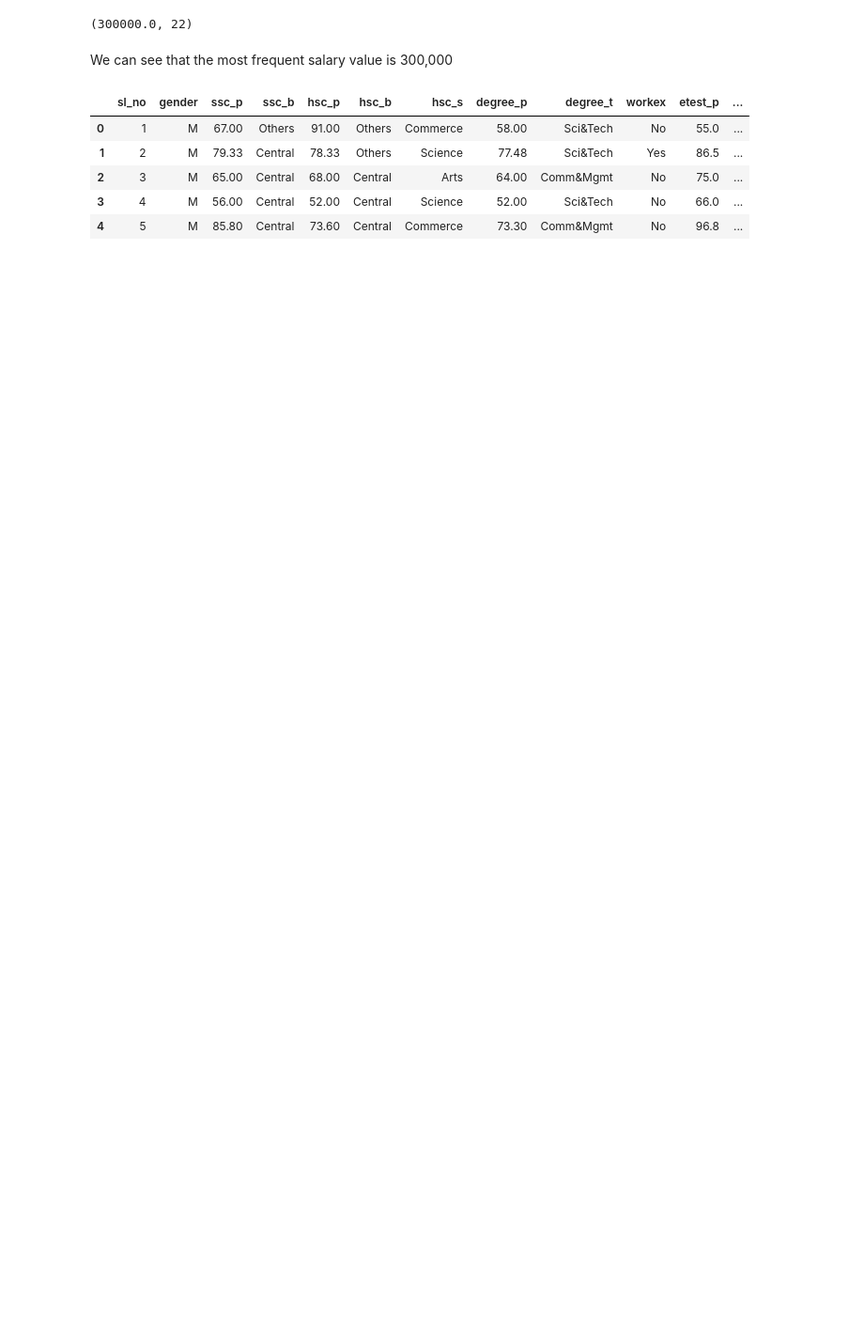
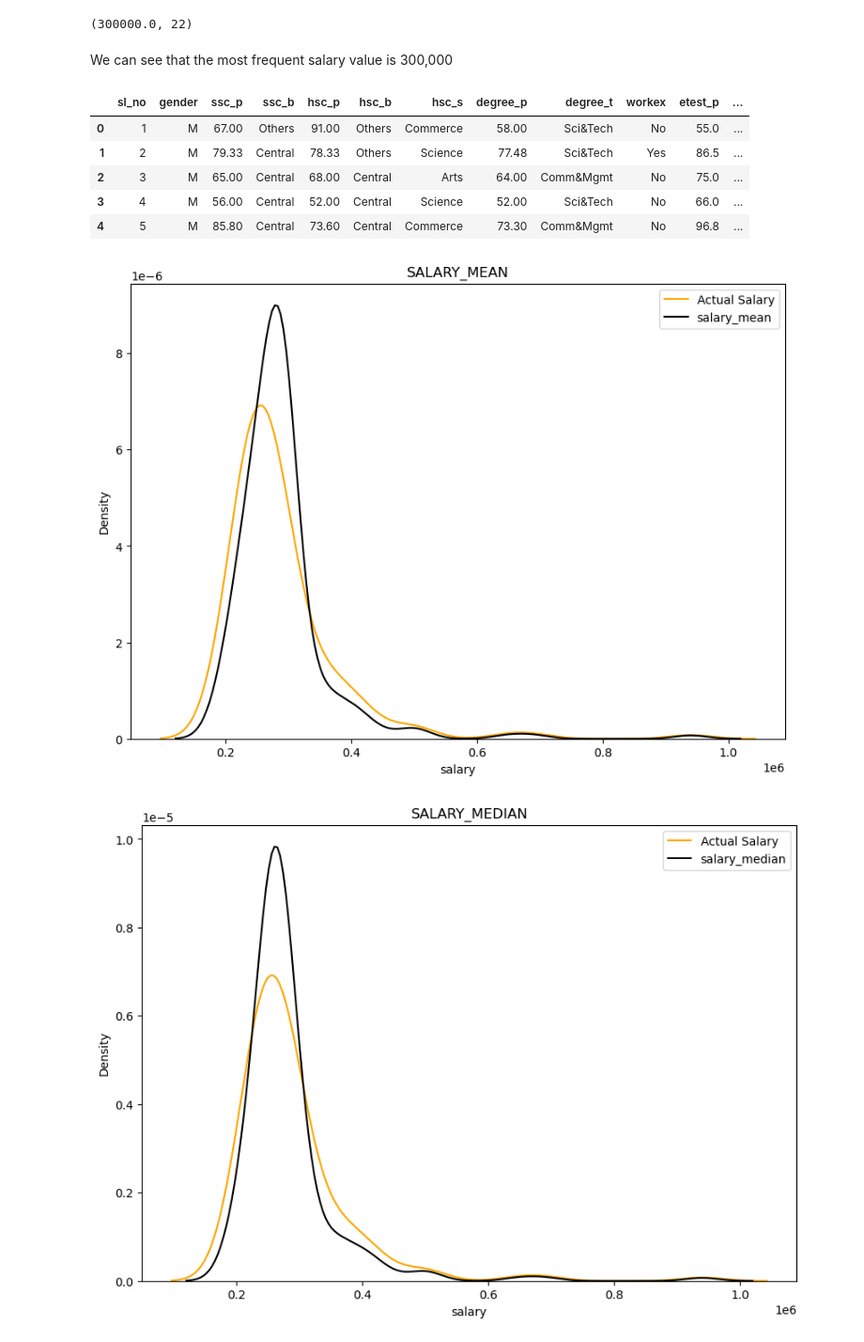
Before and after one commit to lawalsegun2025/campus_placement_predictor, a Jupyter notebook: job_placement_predictor.ipynb, the cells around one changed output. Shown: that part at 94% size. Saved outputs shown, nothing was run; the diff lists cells and outputs as text; code cells hidden in the pictures; blank space fills up the shorter version.

```diff
--- a/job_placement_predictor.ipynb
+++ b/job_placement_predictor.ipynb
@@ -101,6 +101,7 @@ def plot_kedplot(col):
     plt.figure(figsize=(10, 7))
     sns.kdeplot(df["salary"], label="Actual Salary", color="orange")
     sns.kdeplot(df[col], color="black", label=col)
+    plt.title(col.upper())
     plt.legend()
 # %%
 # get the mode frequent salary value
@@ -130,3 +130,12 @@ df.head()
 | 2 | 3 | M | 65.00 | Central | 68.00 | Central | Arts | 64.00 | Comm&Mgmt | No | 75.0 | ... |
 | 3 | 4 | M | 56.00 | Central | 52.00 | Central | Science | 52.00 | Sci&Tech | No | 66.0 | ... |
 | 4 | 5 | M | 85.80 | Central | 73.60 | Central | Commerce | 73.30 | Comm&Mgmt | No | 96.8 | ... |
+# %%
+# plot the kde plot fo salary and the 3 added salay types
+salary_list = ['salary_mean', 'salary_median', 'salary_mode']
+
+for sal in salary_list:
+    plot_kedplot(sal)
+# %% [output]
+[figure, added]
+[figure, added]
```
Also changed, not shown: parts of 2 cells of this notebook.
